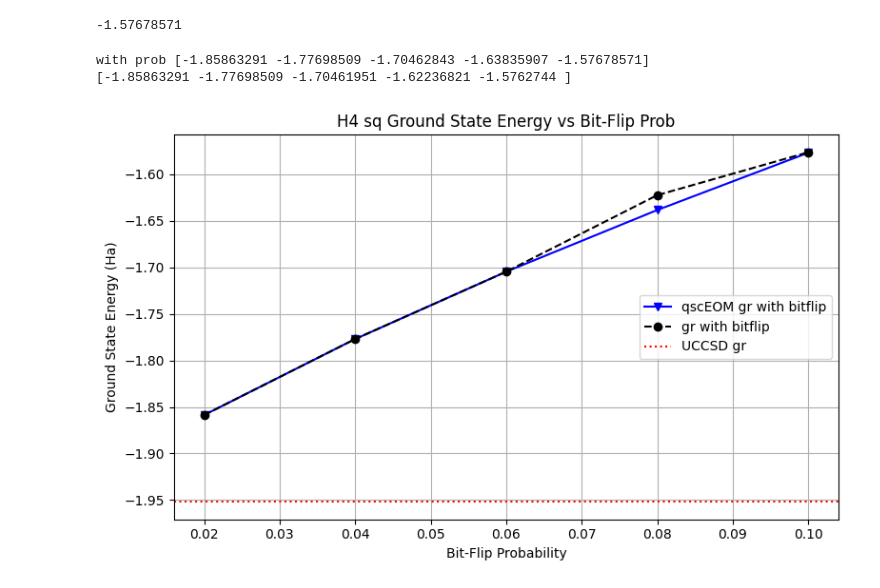
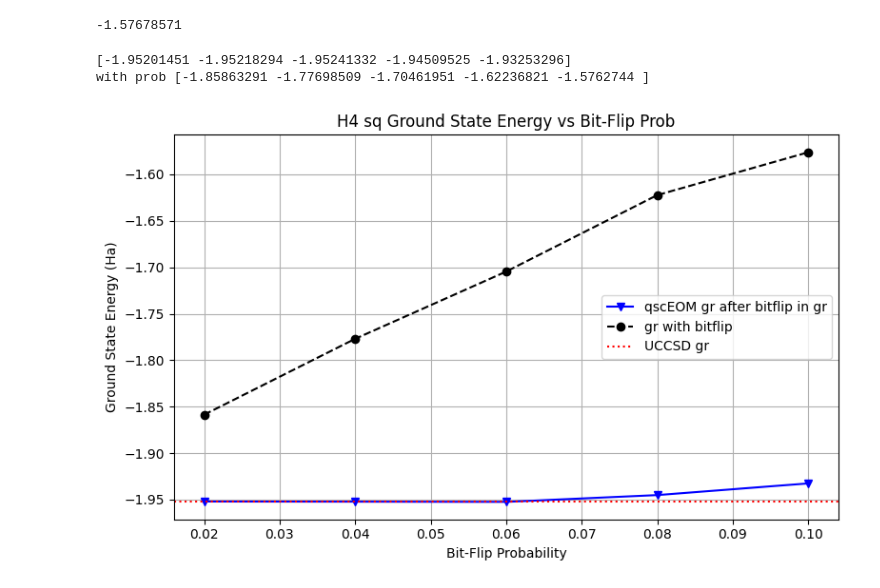
Before and after one commit to princekfred/qc_arg, a Jupyter notebook: qsceom/noise/bitflip_res.ipynb, the cells around one changed output. Saved outputs shown, nothing was run; the diff lists cells and outputs as text; code cells hidden in the pictures.

```diff
--- a/qsceom/noise/bitflip_res.ipynb
+++ b/qsceom/noise/bitflip_res.ipynb
@@ -57,28 +66,60 @@ print(p1[0])
+# %%
+g04 = -1.77698509
+p04 = [-1.95218294, -1.91105937, -1.80364268, -1.80355277, -1.75524228,
+        -1.70223572, -1.631909  , -1.43171334, -1.42402662, -1.4189754 ,
+        -1.41671198, -1.34482533, -1.3379739 , -1.30030295, -1.26508956,
+        -1.23314065, -1.22045816, -1.21849953, -1.1215823 , -1.11813596,
+        -1.10556569, -1.02883949, -0.91222322, -0.90671341, -0.66803899,
+        -0.4646608 , -0.44188289]
+# %%
+g06 =  -1.70461951
+p06 = [-1.95241332, -1.91482855, -1.80641311, -1.80330411, -1.74931895,
+        -1.70154205, -1.63263028, -1.43156724, -1.42387951, -1.41960001,
+        -1.41869273, -1.34277967, -1.33123711, -1.30017272, -1.25291556,
+        -1.23245355, -1.22060482, -1.21849925, -1.12159974, -1.11794894,
+        -1.10546003, -1.03099834, -0.91199028, -0.90682001, -0.66570228,
+        -0.46486837, -0.44274448]
+# %%
+g08 = -1.62236821
+p08 = [-1.94509525, -1.838367  , -1.81284274, -1.78082506, -1.77248509,
+        -1.64763374, -1.60028413, -1.42427918, -1.42268588, -1.41545269,
+        -1.41163185, -1.31682625, -1.23131385, -1.23055099, -1.22581486,
+        -1.22109187, -1.17819784, -1.12163142, -1.11939643, -1.01941881,
+        -1.00524067, -0.98775384, -0.91151904, -0.68157882, -0.66657081,
+        -0.63679934, -0.60763506]
+# %%
+g1 = -1.57627440
+p1 = [-1.93253296, -1.91617319, -1.74146812, -1.71767766, -1.71131794,
+        -1.68004277, -1.6354585 , -1.43160634, -1.43006048, -1.42385462,
+        -1.42319563, -1.34112397, -1.27738716, -1.27463283, -1.23354795,
+        -1.22216464, -1.2111692 , -1.12289816, -1.11836612, -1.02538399,
+        -0.99775826, -0.91388389, -0.90998468, -0.77538328, -0.77048064,
+        -0.76835208, -0.73790534]
 # %%
 bfprob = (0.02, 0.04, 0.06, 0.08, 0.1)
 p= np.array((p02[0], p04[0], p06[0], p08[0], p1[0]))
-print("with prob", p)
+print(p)
 
 g= np.array((g02, g04, g06, g08, g1))
-print(g)
+print("with prob",g)
 # %% [output]
-with prob [-1.85863291 -1.77698509 -1.70462843 -1.63835907 -1.57678571]
-[-1.85863291 -1.77698509 -1.70461951 -1.62236821 -1.5762744 ]
+[-1.95201451 -1.95218294 -1.95241332 -1.94509525 -1.93253296]
+with prob [-1.85863291 -1.77698509 -1.70461951 -1.62236821 -1.5762744 ]
 # %%
 import matplotlib.pyplot as plt
 plt.figure(figsize=(8, 5))
 uccsd = -1.951956244782695
 
 plt.plot(bfprob, p, marker='v', linestyle='-', color='blue')
 plt.plot(bfprob, g, marker='o', linestyle='--', color='black')
 plt.axhline(y=uccsd, color='red', linestyle=':', label='FCI Ground State Energy')
 
 plt.xlabel("Bit-Flip Probability")
 plt.ylabel("Ground State Energy (Ha)")
 plt.title("H4 sq Ground State Energy vs Bit-Flip Prob")
-plt.legend(["qscEOM gr with bitflip", "gr with bitflip", "UCCSD gr"], loc="center right")
+plt.legend(["qscEOM gr after bitflip in gr", "gr with bitflip", "UCCSD gr"], loc="center right")
 plt.grid(True)
 plt.tight_layout()
 plt.show()
 # %% [output]
-[figure, old version]
+[figure, new version]
```
Also changed, not shown: parts of 1 cell of this notebook.
